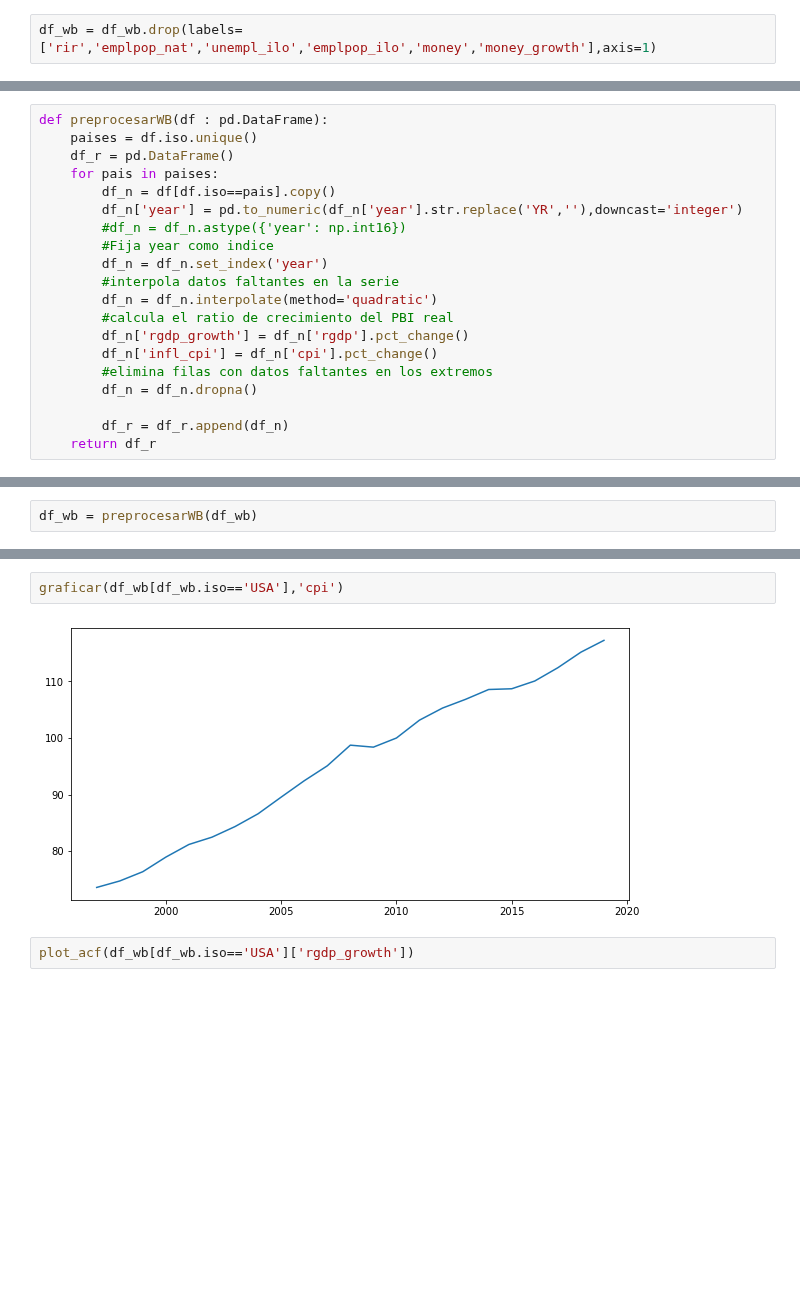
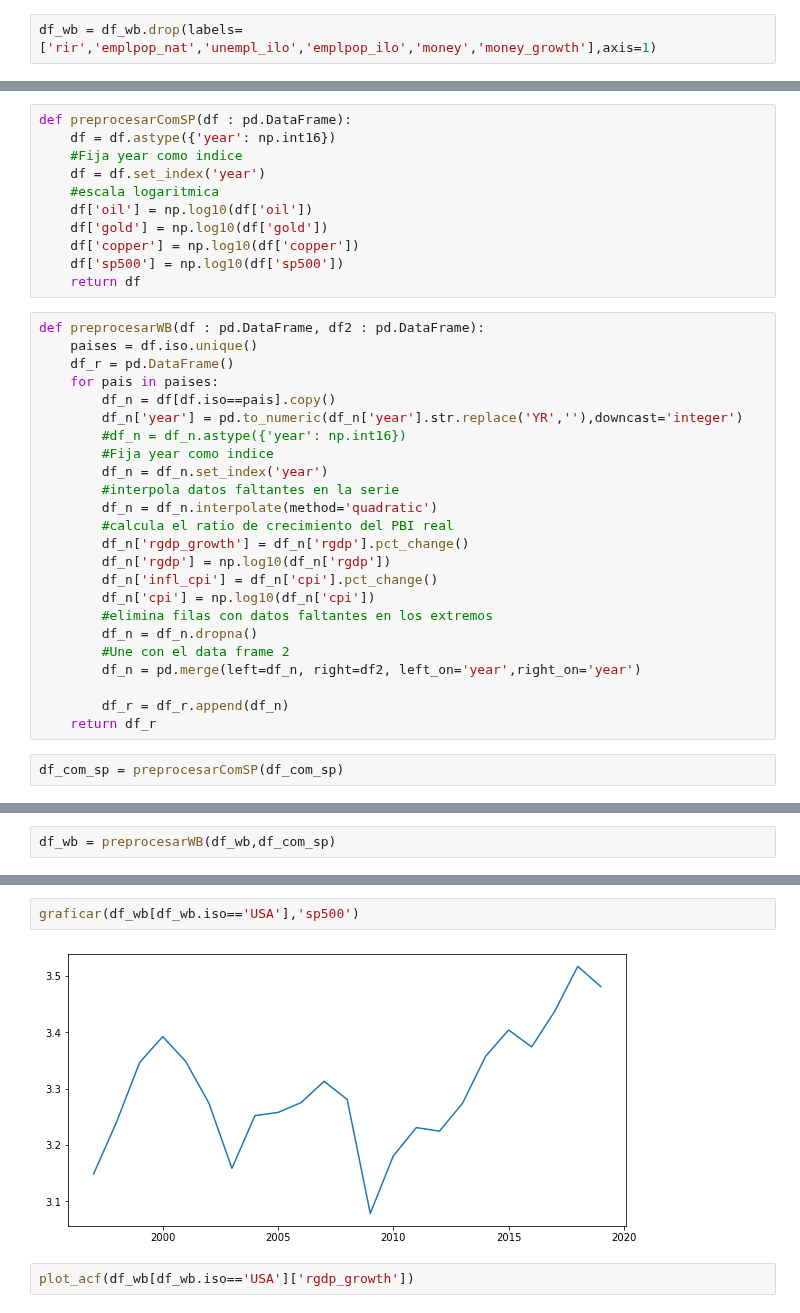
Before and after one commit to valegrei/gdp-growth-forecast, a Jupyter notebook: gdp_growth_forecasting/analysis/data_analysis.ipynb, the cells around one changed output, grey strips where cells are left out. Saved outputs shown, nothing was run; the diff lists cells and outputs as text; blank space fills up the shorter version.

```diff
--- a/gdp_growth_forecasting/analysis/data_analysis.ipynb
+++ b/gdp_growth_forecasting/analysis/data_analysis.ipynb
@@ -156,5 +213,16 @@ df_wb = df_wb.drop(labels=['rir','emplpop_nat','unempl_ilo','emplpop_ilo','money
+# %%
+def preprocesarComSP(df : pd.DataFrame):
+    df = df.astype({'year': np.int16})
+    #Fija year como indice
+    df = df.set_index('year')
+    #escala logaritmica
+    df['oil'] = np.log10(df['oil'])
+    df['gold'] = np.log10(df['gold'])
+    df['copper'] = np.log10(df['copper'])
+    df['sp500'] = np.log10(df['sp500'])
+    return df
 # %%
-def preprocesarWB(df : pd.DataFrame):
+def preprocesarWB(df : pd.DataFrame, df2 : pd.DataFrame):
     paises = df.iso.unique()
     df_r = pd.DataFrame()
     for pais in paises:
@@ -167,9 +235,15 @@ def preprocesarWB(df : pd.DataFrame):
         df_n = df_n.interpolate(method='quadratic')
         #calcula el ratio de crecimiento del PBI real
         df_n['rgdp_growth'] = df_n['rgdp'].pct_change()
+        df_n['rgdp'] = np.log10(df_n['rgdp'])
         df_n['infl_cpi'] = df_n['cpi'].pct_change()
+        df_n['cpi'] = np.log10(df_n['cpi'])
         #elimina filas con datos faltantes en los extremos
         df_n = df_n.dropna()
+        #Une con el data frame 2
+        df_n = pd.merge(left=df_n, right=df2, left_on='year',right_on='year')
 
         df_r = df_r.append(df_n)
     return df_r
+# %%
+df_com_sp = preprocesarComSP(df_com_sp)
@@ -176,5 +254,5 @@ def preprocesarWB(df : pd.DataFrame):
 # %%
-df_wb = preprocesarWB(df_wb)
+df_wb = preprocesarWB(df_wb,df_com_sp)
 # %%
 df_wb.info()
 # %% [output]
@@ -201,7 +280,7 @@ memory usage: 224.7+ KB
 # %%
-graficar(df_wb[df_wb.iso=='USA'],'cpi')
+graficar(df_wb[df_wb.iso=='USA'],'sp500')
 # %% [output]
-[figure, old version]
+[figure, new version]
 # %%
 plot_acf(df_wb[df_wb.iso=='USA']['rgdp_growth'])
 # %% [output]
```
Also changed, not shown: parts of 11 cells of this notebook, 3 other files.
